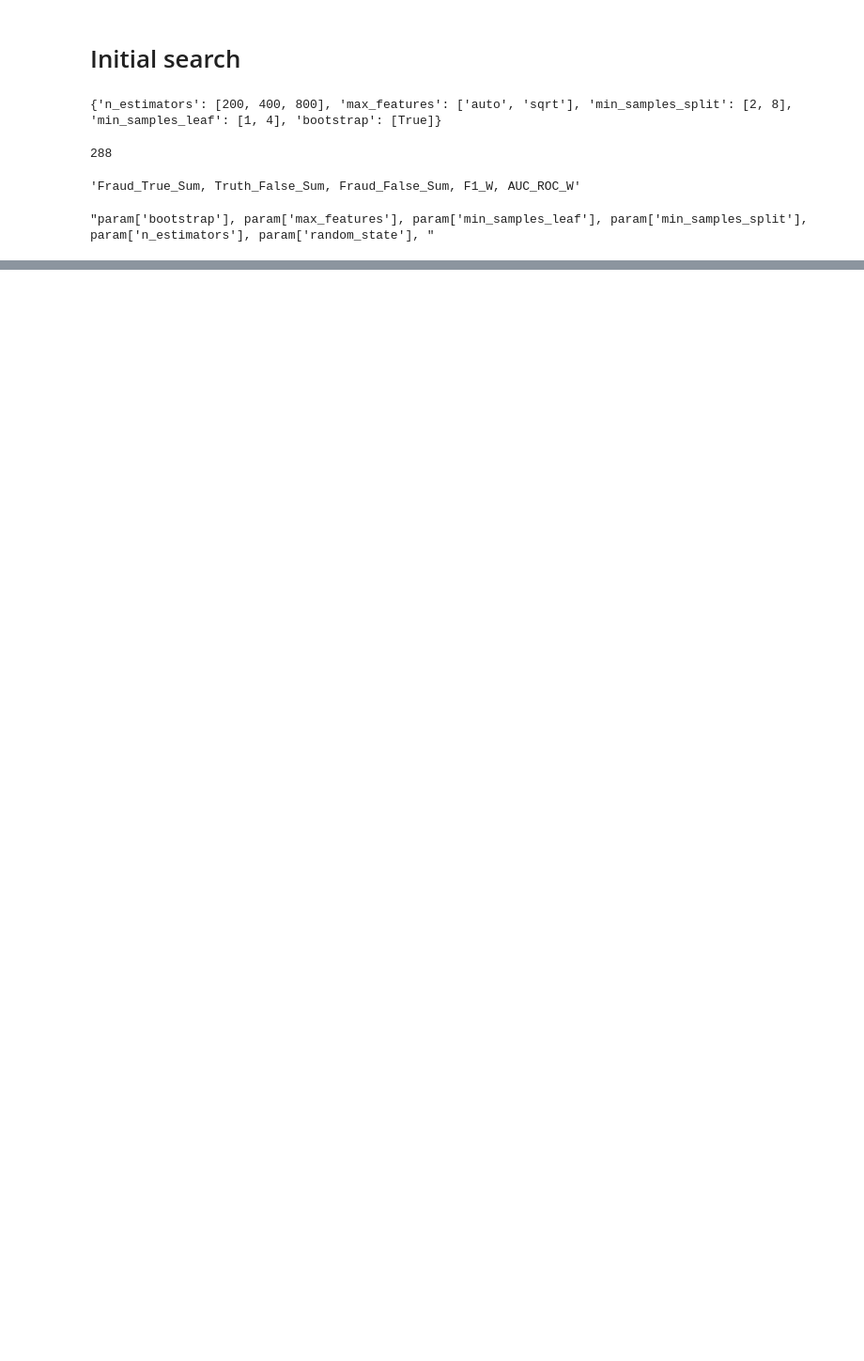
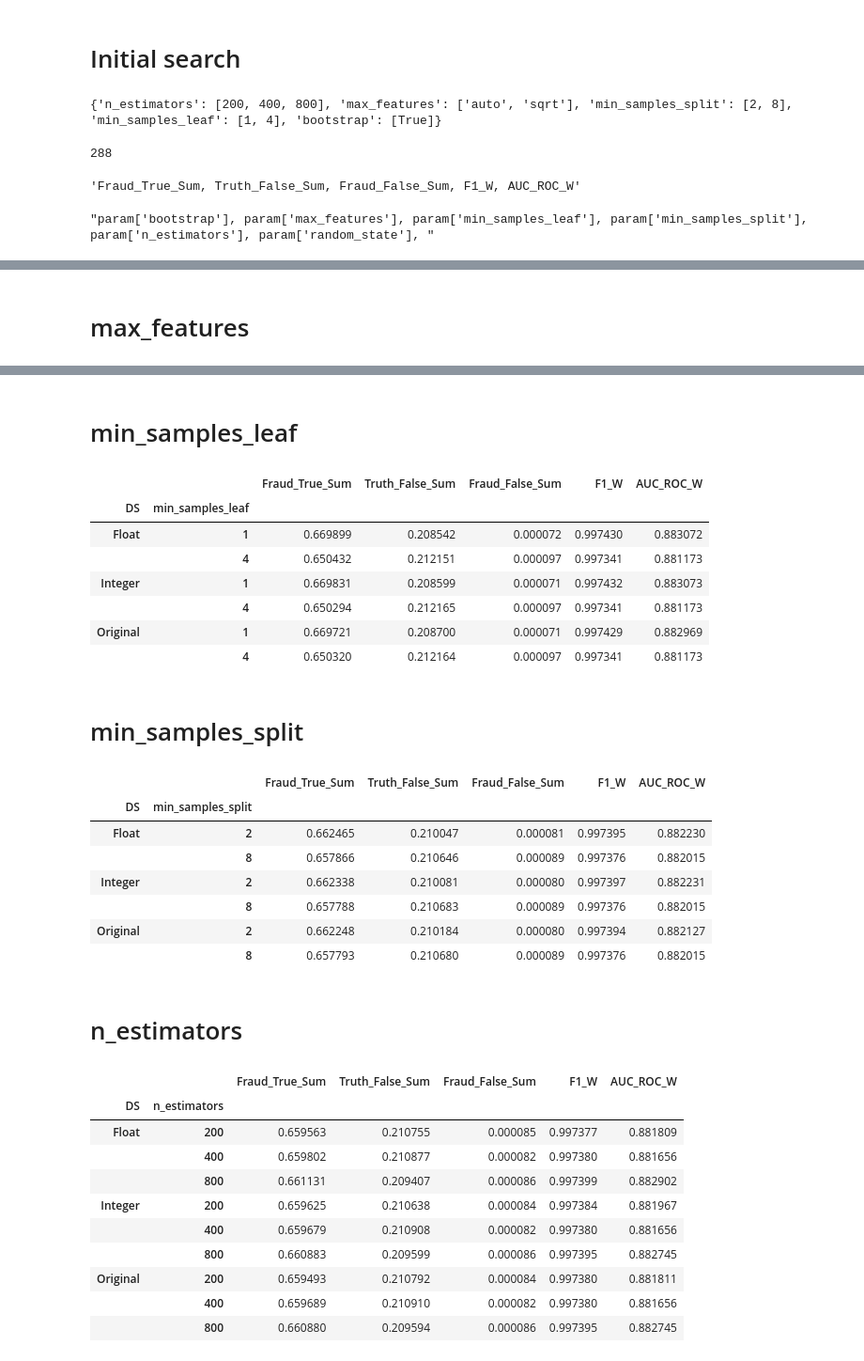
Before and after one commit to ysraell/random-forest-mc, a Jupyter notebook: Baseline_Model.ipynb, the cells around one changed output, grey strips where cells are left out. Shown: that part at 94% size. Drawn from its saved outputs; the diff is of its cells as text; code cells hidden in the pictures; blank space fills up the shorter version.

```diff
--- a/Baseline_Model.ipynb
+++ b/Baseline_Model.ipynb
@@ -251,0 +339,5 @@ df_Results.sort_values('AUC_ROC_W', ascending=False)
+# %%
+for col in cols_param[:-1]:
+    md(f'# {col}')
+    display(df_Results[['DS', col]+cols_metrics].groupby(['DS', col]).mean())
+# %% [output]
@@ -251,0 +350 @@ df_Results.sort_values('AUC_ROC_W', ascending=False)
+# max_features
@@ -251,0 +359,30 @@ df_Results.sort_values('AUC_ROC_W', ascending=False)
+# min_samples_leaf
+|  |  | Fraud_True_Sum | Truth_False_Sum | Fraud_False_Sum | F1_W | AUC_ROC_W |
+| DS | min_samples_leaf |  |  |  |  |  |
+| Float | 1 | 0.669899 | 0.208542 | 0.000072 | 0.997430 | 0.883072 |
+|  | 4 | 0.650432 | 0.212151 | 0.000097 | 0.997341 | 0.881173 |
+| Integer | 1 | 0.669831 | 0.208599 | 0.000071 | 0.997432 | 0.883073 |
+|  | 4 | 0.650294 | 0.212165 | 0.000097 | 0.997341 | 0.881173 |
+| Original | 1 | 0.669721 | 0.208700 | 0.000071 | 0.997429 | 0.882969 |
+|  | 4 | 0.650320 | 0.212164 | 0.000097 | 0.997341 | 0.881173 |
+# min_samples_split
+|  |  | Fraud_True_Sum | Truth_False_Sum | Fraud_False_Sum | F1_W | AUC_ROC_W |
+| DS | min_samples_split |  |  |  |  |  |
+| Float | 2 | 0.662465 | 0.210047 | 0.000081 | 0.997395 | 0.882230 |
+|  | 8 | 0.657866 | 0.210646 | 0.000089 | 0.997376 | 0.882015 |
+| Integer | 2 | 0.662338 | 0.210081 | 0.000080 | 0.997397 | 0.882231 |
+|  | 8 | 0.657788 | 0.210683 | 0.000089 | 0.997376 | 0.882015 |
+| Original | 2 | 0.662248 | 0.210184 | 0.000080 | 0.997394 | 0.882127 |
+|  | 8 | 0.657793 | 0.210680 | 0.000089 | 0.997376 | 0.882015 |
+# n_estimators
+|  |  | Fraud_True_Sum | Truth_False_Sum | Fraud_False_Sum | F1_W | AUC_ROC_W |
+| DS | n_estimators |  |  |  |  |  |
+| Float | 200 | 0.659563 | 0.210755 | 0.000085 | 0.997377 | 0.881809 |
+|  | 400 | 0.659802 | 0.210877 | 0.000082 | 0.997380 | 0.881656 |
+|  | 800 | 0.661131 | 0.209407 | 0.000086 | 0.997399 | 0.882902 |
+| Integer | 200 | 0.659625 | 0.210638 | 0.000084 | 0.997384 | 0.881967 |
+|  | 400 | 0.659679 | 0.210908 | 0.000082 | 0.997380 | 0.881656 |
+|  | 800 | 0.660883 | 0.209599 | 0.000086 | 0.997395 | 0.882745 |
+| Original | 200 | 0.659493 | 0.210792 | 0.000084 | 0.997380 | 0.881811 |
+|  | 400 | 0.659689 | 0.210910 | 0.000082 | 0.997380 | 0.881656 |
+|  | 800 | 0.660880 | 0.209594 | 0.000086 | 0.997395 | 0.882745 |
```
Also changed, not shown: parts of 16 cells of this notebook, 1 other file.
